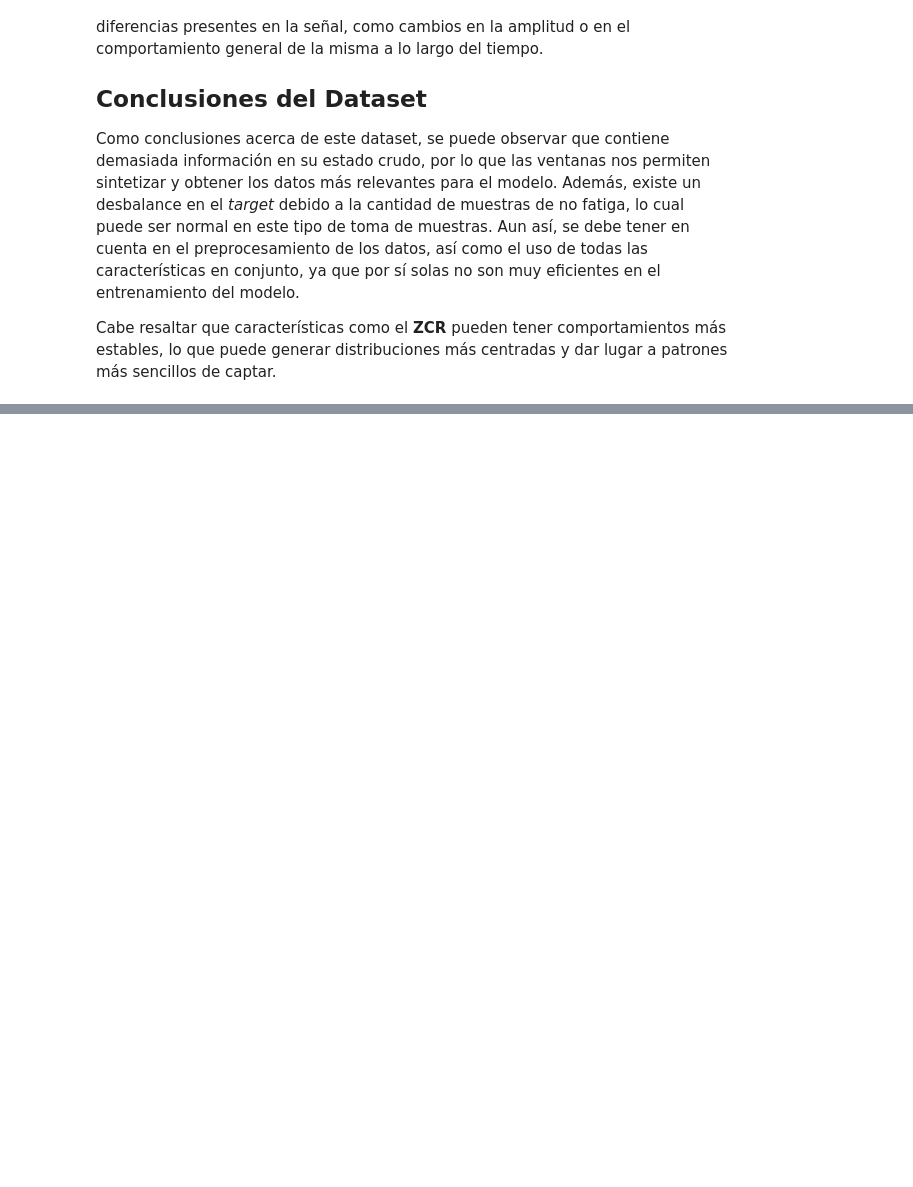
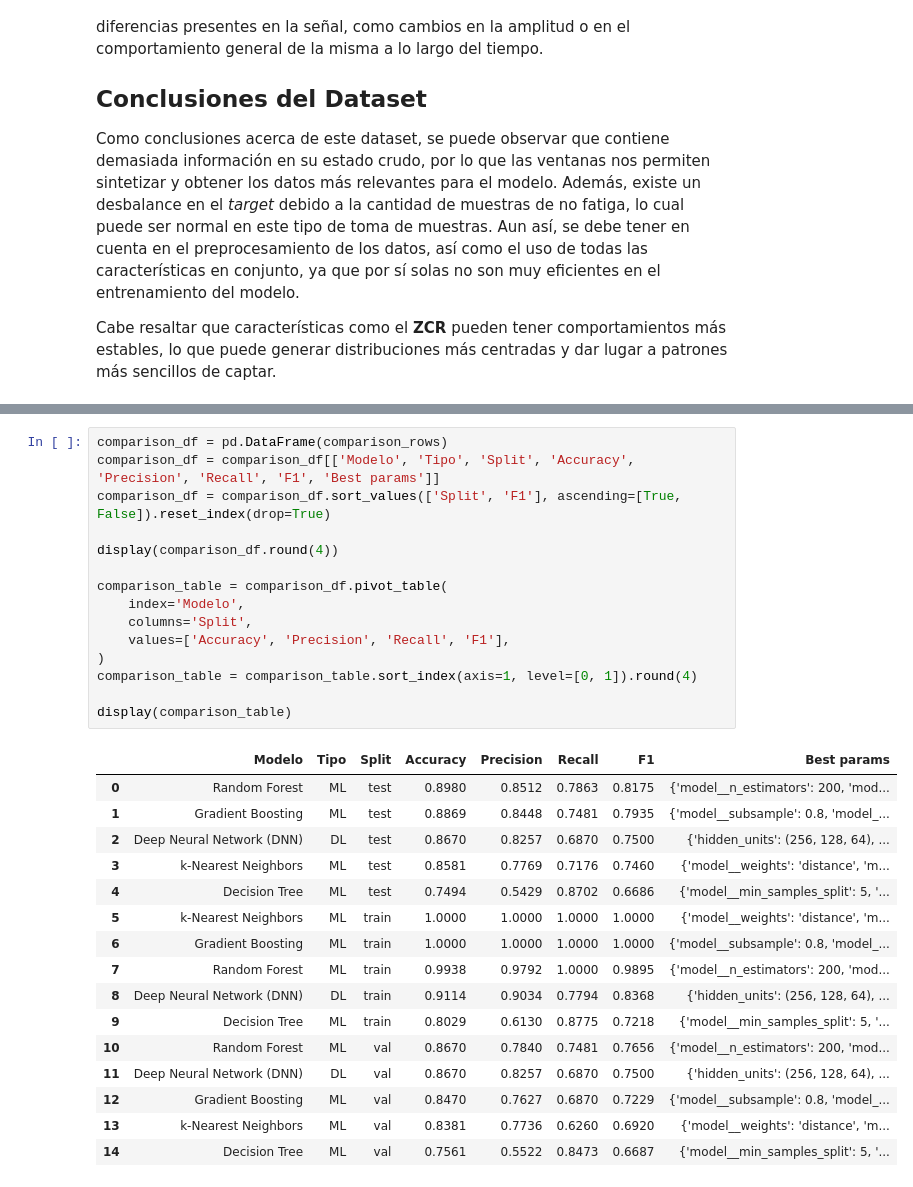
Before and after one commit to dsalazar444/workshop2_ia, a Jupyter notebook: problema1.ipynb, the cells around one changed output, grey strips where cells are left out. Drawn from its saved outputs; the diff is of its cells as text; blank space fills up the shorter version.

```diff
--- a/problema1.ipynb
+++ b/problema1.ipynb
@@ -423,0 +841,32 @@ Cabe resaltar que características como el **ZCR** pueden tener comportamientos
+# %%
+comparison_df = pd.DataFrame(comparison_rows)
+comparison_df = comparison_df[['Modelo', 'Tipo', 'Split', 'Accuracy', 'Precision', 'Recall', 'F1', 'Best params']]
+comparison_df = comparison_df.sort_values(['Split', 'F1'], ascending=[True, False]).reset_index(drop=True)
+
+display(comparison_df.round(4))
+
+comparison_table = comparison_df.pivot_table(
+    index='Modelo',
+    columns='Split',
+    values=['Accuracy', 'Precision', 'Recall', 'F1'],
+)
+comparison_table = comparison_table.sort_index(axis=1, level=[0, 1]).round(4)
+
+display(comparison_table)
+# %% [output]
+|  | Modelo | Tipo | Split | Accuracy | Precision | Recall | F1 | Best params |
+| 0 | Random Forest | ML | test | 0.8980 | 0.8512 | 0.7863 | 0.8175 | {'model__n_estimators': 200, 'mod... |
+| 1 | Gradient Boosting | ML | test | 0.8869 | 0.8448 | 0.7481 | 0.7935 | {'model__subsample': 0.8, 'model_... |
+| 2 | Deep Neural Network (DNN) | DL | test | 0.8670 | 0.8257 | 0.6870 | 0.7500 | {'hidden_units': (256, 128, 64), ... |
+| 3 | k-Nearest Neighbors | ML | test | 0.8581 | 0.7769 | 0.7176 | 0.7460 | {'model__weights': 'distance', 'm... |
+| 4 | Decision Tree | ML | test | 0.7494 | 0.5429 | 0.8702 | 0.6686 | {'model__min_samples_split': 5, '... |
+| 5 | k-Nearest Neighbors | ML | train | 1.0000 | 1.0000 | 1.0000 | 1.0000 | {'model__weights': 'distance', 'm... |
+| 6 | Gradient Boosting | ML | train | 1.0000 | 1.0000 | 1.0000 | 1.0000 | {'model__subsample': 0.8, 'model_... |
+| 7 | Random Forest | ML | train | 0.9938 | 0.9792 | 1.0000 | 0.9895 | {'model__n_estimators': 200, 'mod... |
+| 8 | Deep Neural Network (DNN) | DL | train | 0.9114 | 0.9034 | 0.7794 | 0.8368 | {'hidden_units': (256, 128, 64), ... |
+| 9 | Decision Tree | ML | train | 0.8029 | 0.6130 | 0.8775 | 0.7218 | {'model__min_samples_split': 5, '... |
+| 10 | Random Forest | ML | val | 0.8670 | 0.7840 | 0.7481 | 0.7656 | {'model__n_estimators': 200, 'mod... |
+| 11 | Deep Neural Network (DNN) | DL | val | 0.8670 | 0.8257 | 0.6870 | 0.7500 | {'hidden_units': (256, 128, 64), ... |
+| 12 | Gradient Boosting | ML | val | 0.8470 | 0.7627 | 0.6870 | 0.7229 | {'model__subsample': 0.8, 'model_... |
+| 13 | k-Nearest Neighbors | ML | val | 0.8381 | 0.7736 | 0.6260 | 0.6920 | {'model__weights': 'distance', 'm... |
+| 14 | Decision Tree | ML | val | 0.7561 | 0.5522 | 0.8473 | 0.6687 | {'model__min_samples_split': 5, '... |
```
Also changed, not shown: parts of 20 cells of this notebook, 3 other files.
